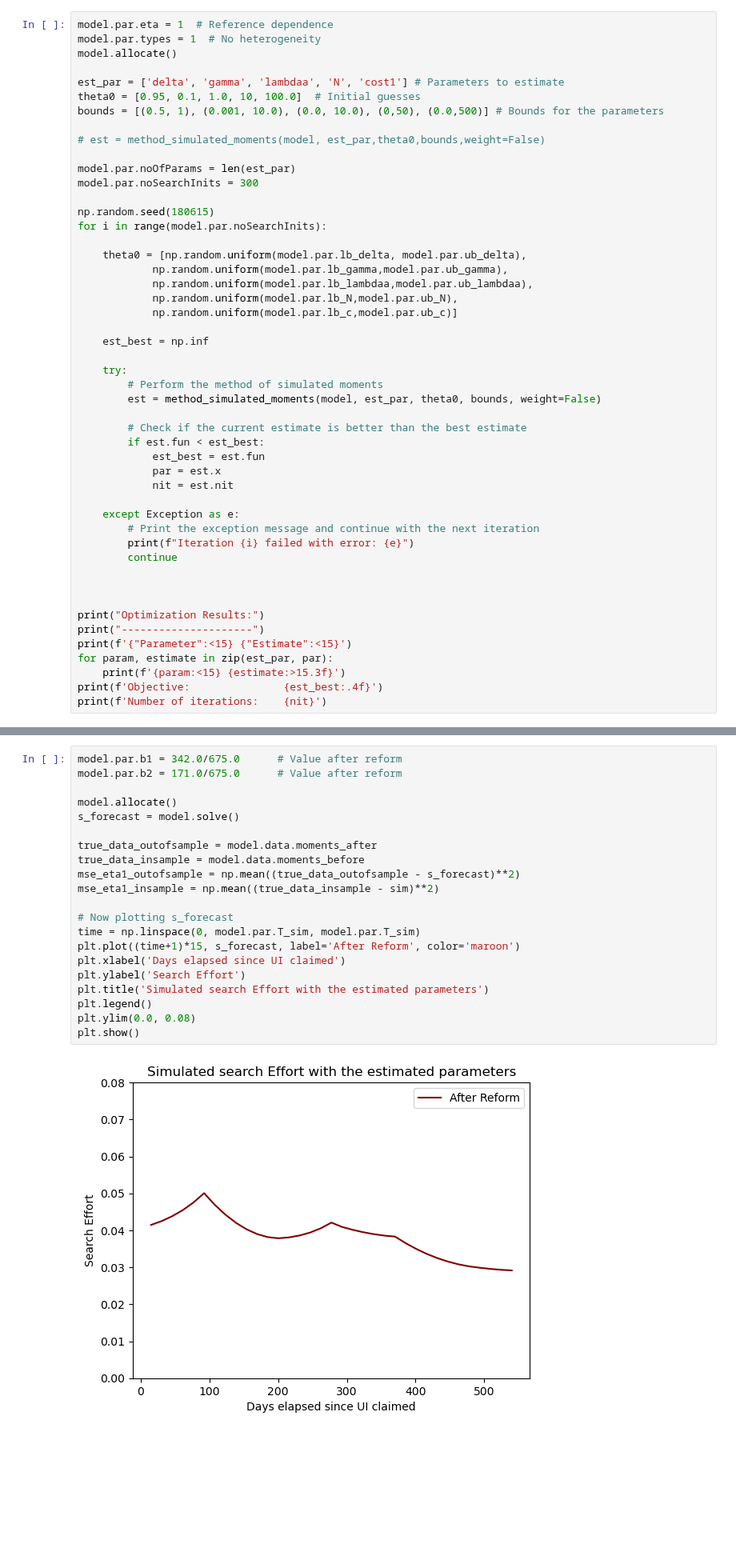
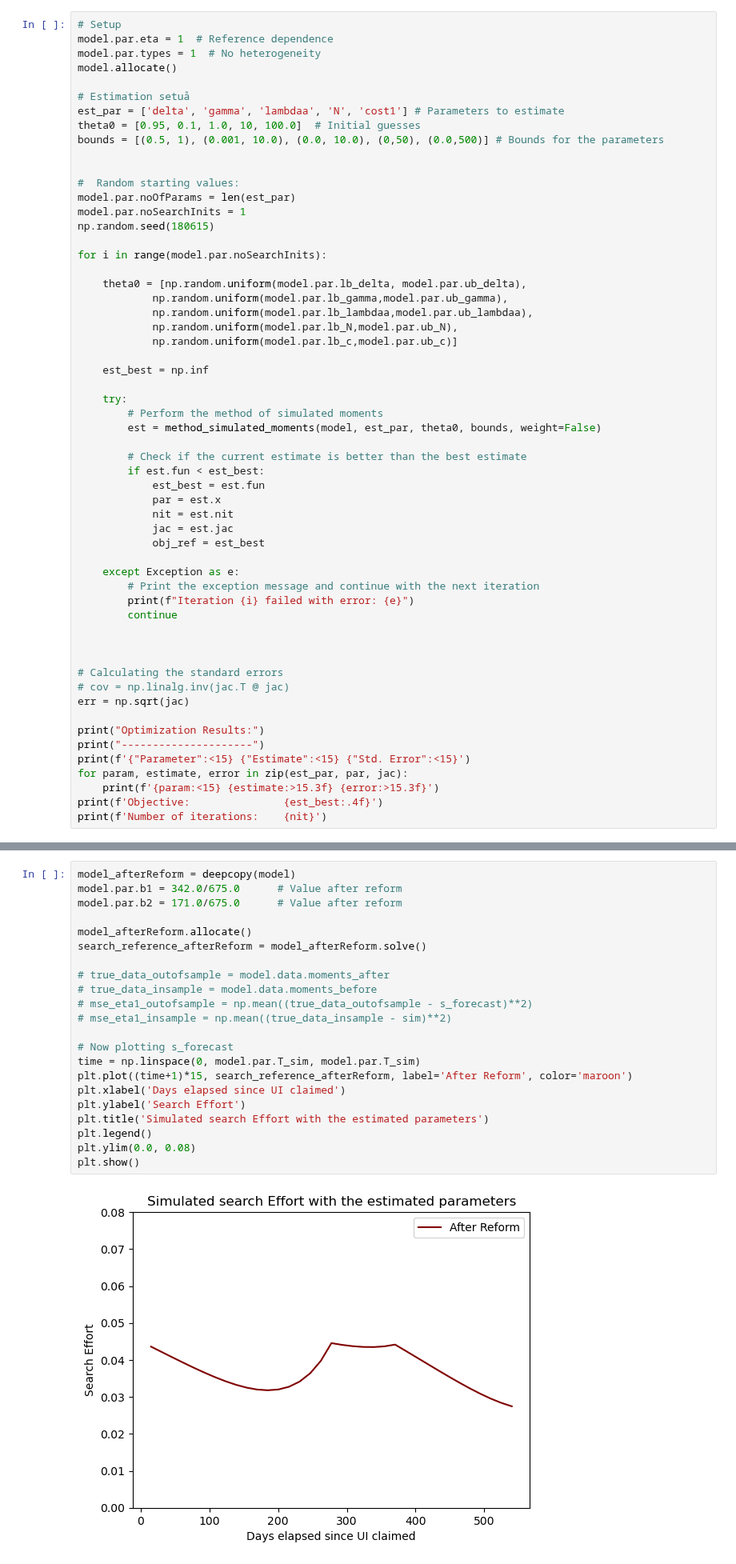
Before and after one commit to qrn838/Dynamic-programming-project, a Jupyter notebook: 2. Estimation - HTM.ipynb, the cells around one changed output, grey strips where cells are left out. Shown at 80% size. Saved outputs shown, nothing was run; the diff lists cells and outputs as text; blank space fills up the shorter version.

```diff
--- a/2. Estimation - HTM.ipynb
+++ b/2. Estimation - HTM.ipynb
@@ -25,20 +25,22 @@ The autoreload extension is already loaded. To reload it, use:
 # %% [markdown]
 # Model with reference dependence
 # %%
+# Setup
 model.par.eta = 1  # Reference dependence
 model.par.types = 1  # No heterogeneity
 model.allocate()
 
+# Estimation setuå
 est_par = ['delta', 'gamma', 'lambdaa', 'N', 'cost1'] # Parameters to estimate
 theta0 = [0.95, 0.1, 1.0, 10, 100.0]  # Initial guesses
 bounds = [(0.5, 1), (0.001, 10.0), (0.0, 10.0), (0,50), (0.0,500)] # Bounds for the parameters
 
-# est = method_simulated_moments(model, est_par,theta0,bounds,weight=False)
 
+#  Random starting values:
 model.par.noOfParams = len(est_par)
-model.par.noSearchInits = 300
+model.par.noSearchInits = 1
+np.random.seed(180615)
 
-np.random.seed(180615)
 for i in range(model.par.noSearchInits):
 
     theta0 = [np.random.uniform(model.par.lb_delta, model.par.ub_delta),
@@ -58,6 +60,8 @@ for i in range(model.par.noSearchInits):
             est_best = est.fun
             par = est.x
             nit = est.nit
+            jac = est.jac
+            obj_ref = est_best
 
     except Exception as e:
         # Print the exception message and continue with the next iteration
@@ -66,11 +70,15 @@ for i in range(model.par.noSearchInits):
 
 
 
+# Calculating the standard errors
+# cov = np.linalg.inv(jac.T @ jac)
+err = np.sqrt(jac)
+
 print("Optimization Results:")
 print("---------------------")
-print(f'{"Parameter":<15} {"Estimate":<15}')
-for param, estimate in zip(est_par, par):
-    print(f'{param:<15} {estimate:>15.3f}')
+print(f'{"Parameter":<15} {"Estimate":<15} {"Std. Error":<15}')
+for param, estimate, error in zip(est_par, par, jac):
+    print(f'{param:<15} {estimate:>15.3f} {error:>15.3f}')
 print(f'Objective:               {est_best:.4f}')
 print(f'Number of iterations:    {nit}')
 # %% [output]
@@ -114,25 +124,26 @@ plt.show()
 # %%
+model_afterReform = deepcopy(model)
 model.par.b1 = 342.0/675.0      # Value after reform
 model.par.b2 = 171.0/675.0      # Value after reform
 
-model.allocate()
-s_forecast = model.solve()
+model_afterReform.allocate()
+search_reference_afterReform = model_afterReform.solve()
 
-true_data_outofsample = model.data.moments_after
-true_data_insample = model.data.moments_before
-mse_eta1_outofsample = np.mean((true_data_outofsample - s_forecast)**2)
-mse_eta1_insample = np.mean((true_data_insample - sim)**2)
+# true_data_outofsample = model.data.moments_after
+# true_data_insample = model.data.moments_before
+# mse_eta1_outofsample = np.mean((true_data_outofsample - s_forecast)**2)
+# mse_eta1_insample = np.mean((true_data_insample - sim)**2)
 
 # Now plotting s_forecast
 time = np.linspace(0, model.par.T_sim, model.par.T_sim)
-plt.plot((time+1)*15, s_forecast, label='After Reform', color='maroon')
+plt.plot((time+1)*15, search_reference_afterReform, label='After Reform', color='maroon')
 plt.xlabel('Days elapsed since UI claimed')
 plt.ylabel('Search Effort')
 plt.title('Simulated search Effort with the estimated parameters')
 plt.legend()
 plt.ylim(0.0, 0.08)
 plt.show()
 # %% [output]
-[figure, old version]
+[figure, new version]
 # %%
 #Replicating figure 7(b) from the paper
```
Also changed, not shown: parts of 15 cells of this notebook, 1 other file.
